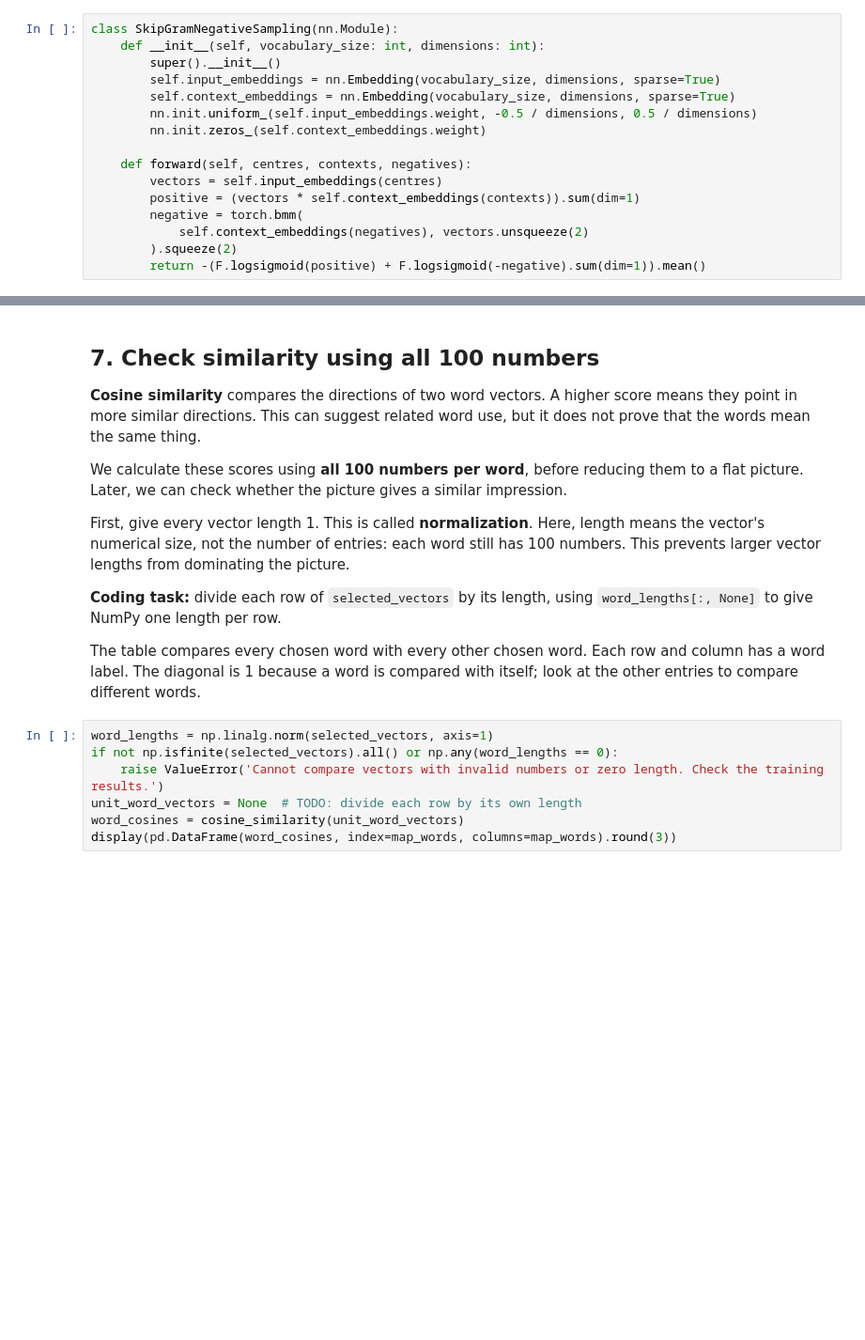
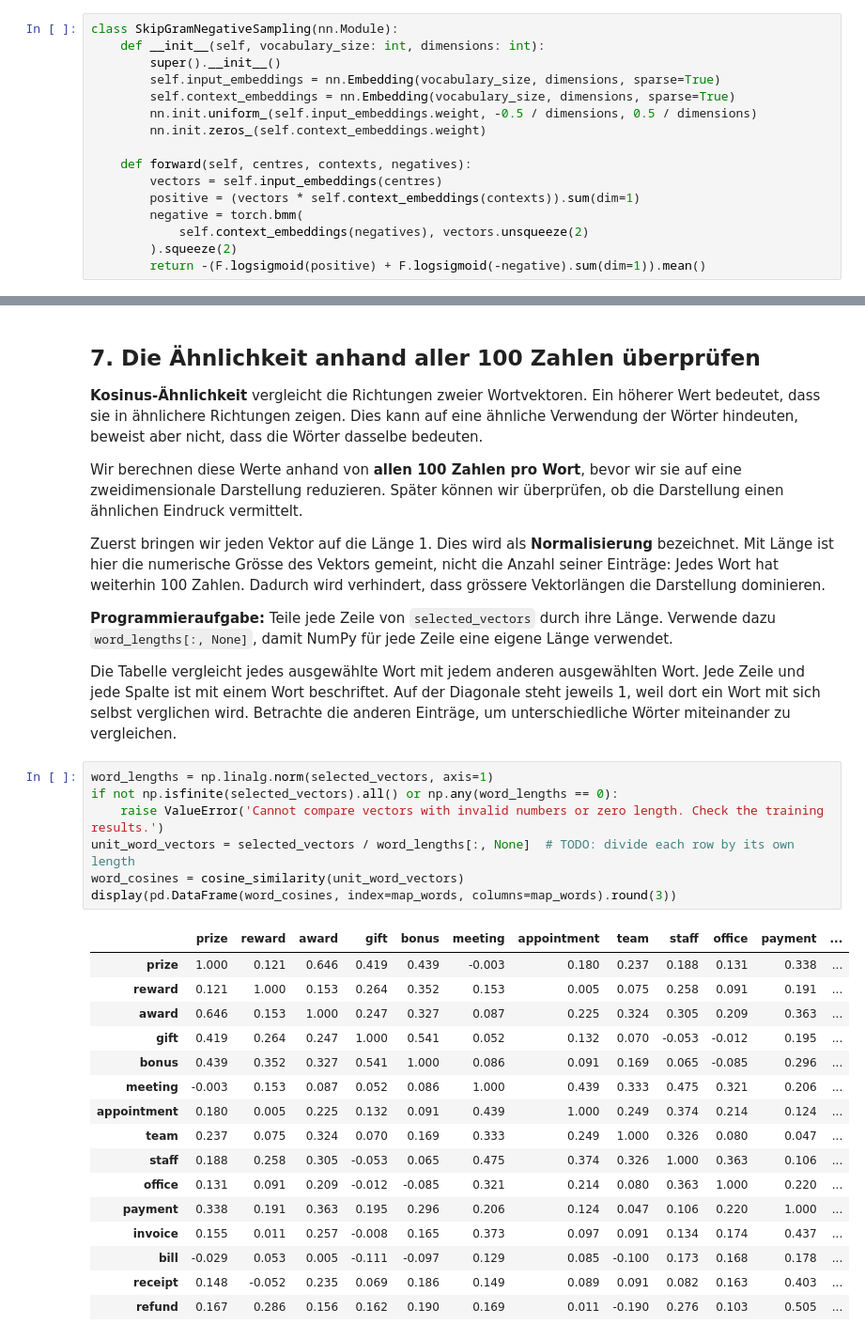
Before and after one commit to ismet0815/python_machine_learning_basics, a Jupyter notebook: 09_NLP_Transformers/HS2026/lecture1/word_relationships_exercise.ipynb, the cells around one changed output, grey strips where cells are left out. Shown at 94% size. Cells and saved outputs as stored; diff of their text form; blank space fills up the shorter version.

```diff
--- a/09_NLP_Transformers/HS2026/lecture1/word_relationships_exercise.ipynb
+++ b/09_NLP_Transformers/HS2026/lecture1/word_relationships_exercise.ipynb
@@ -359,20 +412,37 @@ display(pd.Series(map_words, name='Words included in the map'))
 # %% [markdown]
-## 7. Check similarity using all 100 numbers
+## 7. Die Ähnlichkeit anhand aller 100 Zahlen überprüfen
 
-**Cosine similarity** compares the directions of two word vectors. A higher score means they point in more similar directions. This can suggest related word use, but it does not prove that the words mean the same thing.
+**Kosinus-Ähnlichkeit** vergleicht die Richtungen zweier Wortvektoren. Ein höherer Wert bedeutet, dass sie in ähnlichere Richtungen zeigen. Dies kann auf eine ähnliche Verwendung der Wörter hindeuten, beweist aber nicht, dass die Wörter dasselbe bedeuten.
 
-We calculate these scores using **all 100 numbers per word**, before reducing them to a flat picture. Later, we can check whether the picture gives a similar impression.
+Wir berechnen diese Werte anhand von **allen 100 Zahlen pro Wort**, bevor wir sie auf eine zweidimensionale Darstellung reduzieren. Später können wir überprüfen, ob die Darstellung einen ähnlichen Eindruck vermittelt.
 
-First, give every vector length 1. This is called **normalization**. Here, length means the vector's numerical size, not the number of entries: each word still has 100 numbers. This prevents larger vector lengths from dominating the picture.
+Zuerst bringen wir jeden Vektor auf die Länge 1. Dies wird als **Normalisierung** bezeichnet. Mit Länge ist hier die numerische Grösse des Vektors gemeint, nicht die Anzahl seiner Einträge: Jedes Wort hat weiterhin 100 Zahlen. Dadurch wird verhindert, dass grössere Vektorlängen die Darstellung dominieren.
 
-**Coding task:** divide each row of `selected_vectors` by its length, using `word_lengths[:, None]` to give NumPy one length per row.
+**Programmieraufgabe:** Teile jede Zeile von `selected_vectors` durch ihre Länge. Verwende dazu `word_lengths[:, None]`, damit NumPy für jede Zeile eine eigene Länge verwendet.
 
-The table compares every chosen word with every other chosen word. Each row and column has a word label. The diagonal is 1 because a word is compared with itself; look at the other entries to compare different words.
+Die Tabelle vergleicht jedes ausgewählte Wort mit jedem anderen ausgewählten Wort. Jede Zeile und jede Spalte ist mit einem Wort beschriftet. Auf der Diagonale steht jeweils 1, weil dort ein Wort mit sich selbst verglichen wird. Betrachte die anderen Einträge, um unterschiedliche Wörter miteinander zu vergleichen.
 # %%
 word_lengths = np.linalg.norm(selected_vectors, axis=1)
 if not np.isfinite(selected_vectors).all() or np.any(word_lengths == 0):
     raise ValueError('Cannot compare vectors with invalid numbers or zero length. Check the training results.')
-unit_word_vectors = None  # TODO: divide each row by its own length
+unit_word_vectors = selected_vectors / word_lengths[:, None]  # TODO: divide each row by its own length
 word_cosines = cosine_similarity(unit_word_vectors)
 display(pd.DataFrame(word_cosines, index=map_words, columns=map_words).round(3))
+# %% [output]
+|  | prize | reward | award | gift | bonus | meeting | appointment | team | staff | office | payment | ... |
+| prize | 1.000 | 0.121 | 0.646 | 0.419 | 0.439 | -0.003 | 0.180 | 0.237 | 0.188 | 0.131 | 0.338 | ... |
+| reward | 0.121 | 1.000 | 0.153 | 0.264 | 0.352 | 0.153 | 0.005 | 0.075 | 0.258 | 0.091 | 0.191 | ... |
+| award | 0.646 | 0.153 | 1.000 | 0.247 | 0.327 | 0.087 | 0.225 | 0.324 | 0.305 | 0.209 | 0.363 | ... |
+| gift | 0.419 | 0.264 | 0.247 | 1.000 | 0.541 | 0.052 | 0.132 | 0.070 | -0.053 | -0.012 | 0.195 | ... |
+| bonus | 0.439 | 0.352 | 0.327 | 0.541 | 1.000 | 0.086 | 0.091 | 0.169 | 0.065 | -0.085 | 0.296 | ... |
+| meeting | -0.003 | 0.153 | 0.087 | 0.052 | 0.086 | 1.000 | 0.439 | 0.333 | 0.475 | 0.321 | 0.206 | ... |
+| appointment | 0.180 | 0.005 | 0.225 | 0.132 | 0.091 | 0.439 | 1.000 | 0.249 | 0.374 | 0.214 | 0.124 | ... |
+| team | 0.237 | 0.075 | 0.324 | 0.070 | 0.169 | 0.333 | 0.249 | 1.000 | 0.326 | 0.080 | 0.047 | ... |
+| staff | 0.188 | 0.258 | 0.305 | -0.053 | 0.065 | 0.475 | 0.374 | 0.326 | 1.000 | 0.363 | 0.106 | ... |
+| office | 0.131 | 0.091 | 0.209 | -0.012 | -0.085 | 0.321 | 0.214 | 0.080 | 0.363 | 1.000 | 0.220 | ... |
+| payment | 0.338 | 0.191 | 0.363 | 0.195 | 0.296 | 0.206 | 0.124 | 0.047 | 0.106 | 0.220 | 1.000 | ... |
+| invoice | 0.155 | 0.011 | 0.257 | -0.008 | 0.165 | 0.373 | 0.097 | 0.091 | 0.134 | 0.174 | 0.437 | ... |
+| bill | -0.029 | 0.053 | 0.005 | -0.111 | -0.097 | 0.129 | 0.085 | -0.100 | 0.173 | 0.168 | 0.178 | ... |
+| receipt | 0.148 | -0.052 | 0.235 | 0.069 | 0.186 | 0.149 | 0.089 | 0.091 | 0.082 | 0.163 | 0.403 | ... |
+| refund | 0.167 | 0.286 | 0.156 | 0.162 | 0.190 | 0.169 | 0.011 | -0.190 | 0.276 | 0.103 | 0.505 | ... |
 # %% [markdown]
```
Also changed, not shown: parts of 27 cells of this notebook, 11 other files.
